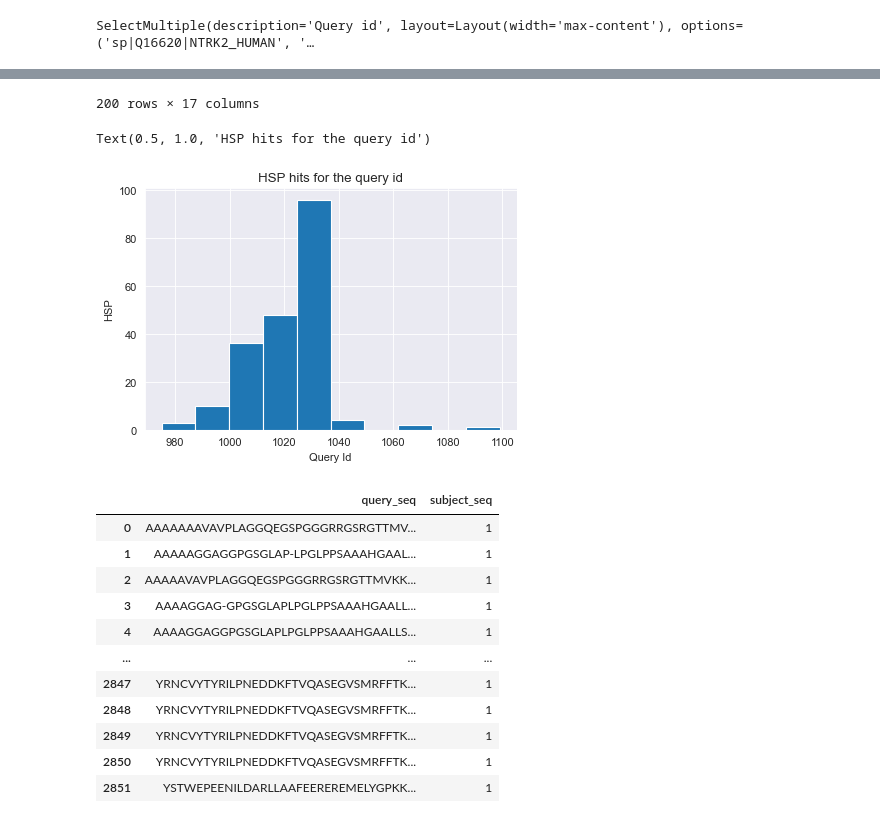
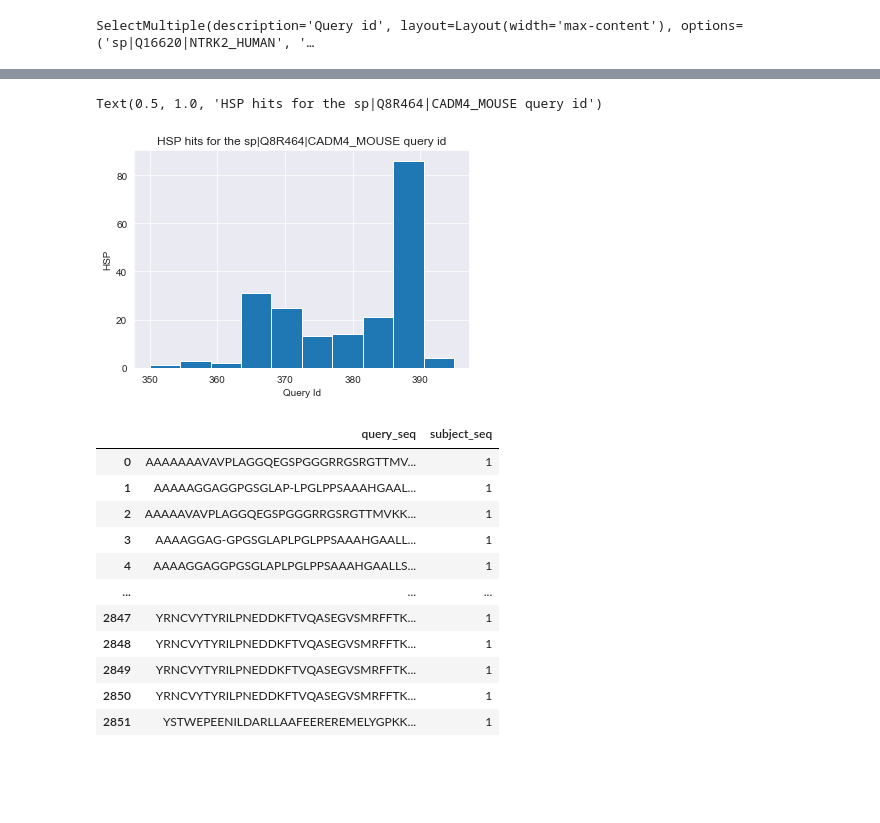
Before and after one commit to AlyaHarvelle/HMMER, a Jupyter notebook: MSA_1204.ipynb, the cells around one changed output, grey strips where cells are left out. Drawn from its saved outputs; the diff is of its cells as text; code cells hidden in the pictures; blank space fills up the shorter version.

```diff
--- a/MSA_1204.ipynb
+++ b/MSA_1204.ipynb
@@ -172,6 +152,12 @@ SelectMultiple(description='Query id', layout=Layout(width='max-content'), optio
 # %%
 # Select query_id (1 or more) and filter merged df using these values
 selected_id = output.value
-selected = merged[merged["query_id"].isin(selected_id)]
-selected
+selected = df[df["query_id"].isin(selected_id)]
+
+# Create a bar plot for the hits for the selected query sequence
+figure(figsize=(6, 4))
+plt.hist(selected['hsp_len'])
+plt.xlabel('Query Id')
+plt.ylabel('HSP')
+plt.title(f'HSP hits for the {", ".join(selected_id)} query id')
 # %% [output]
@@ -190,14 +164,5 @@ selected
-200 rows × 17 columns
+Text(0.5, 1.0, 'HSP hits for the sp|Q8R464|CADM4_MOUSE query id')
+[figure, added]
-# %%
-# Create a bar plot for the hits for the selected query sequence
-figure(figsize=(6, 4), dpi=80)
-plt.hist(selected['hsp_len'])
-plt.xlabel('Query Id')
-plt.ylabel('HSP')
-plt.title('HSP hits for the query id')
-# %% [output]
-Text(0.5, 1.0, 'HSP hits for the query id')
-[figure, removed]
 # %%
 # Create a hits_matrix
 
```
Also changed, not shown: parts of 13 cells of this notebook.
